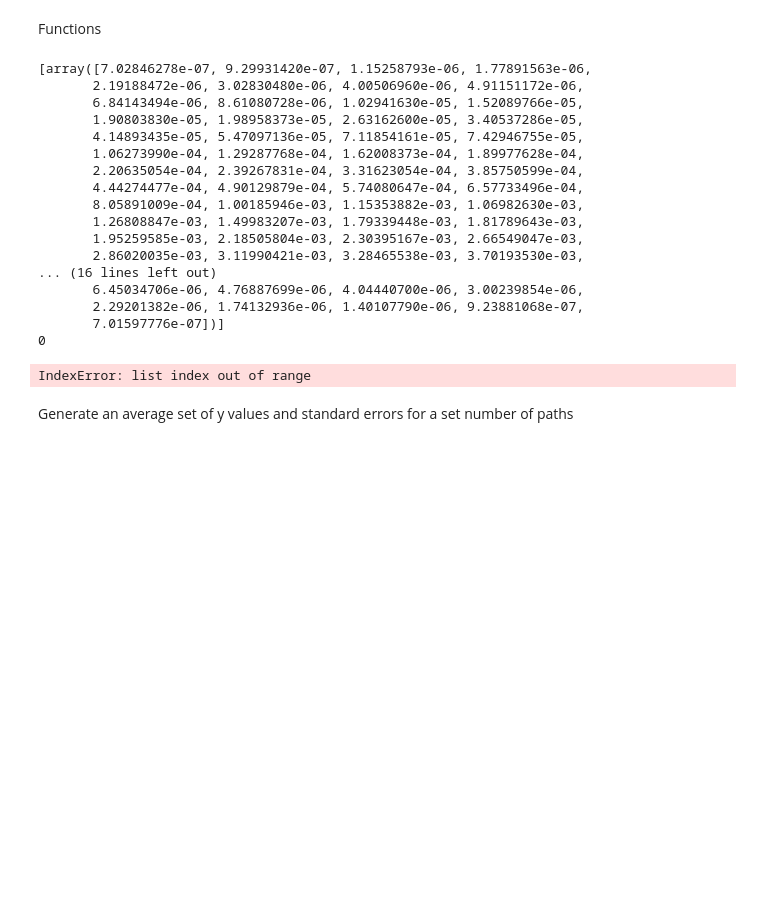
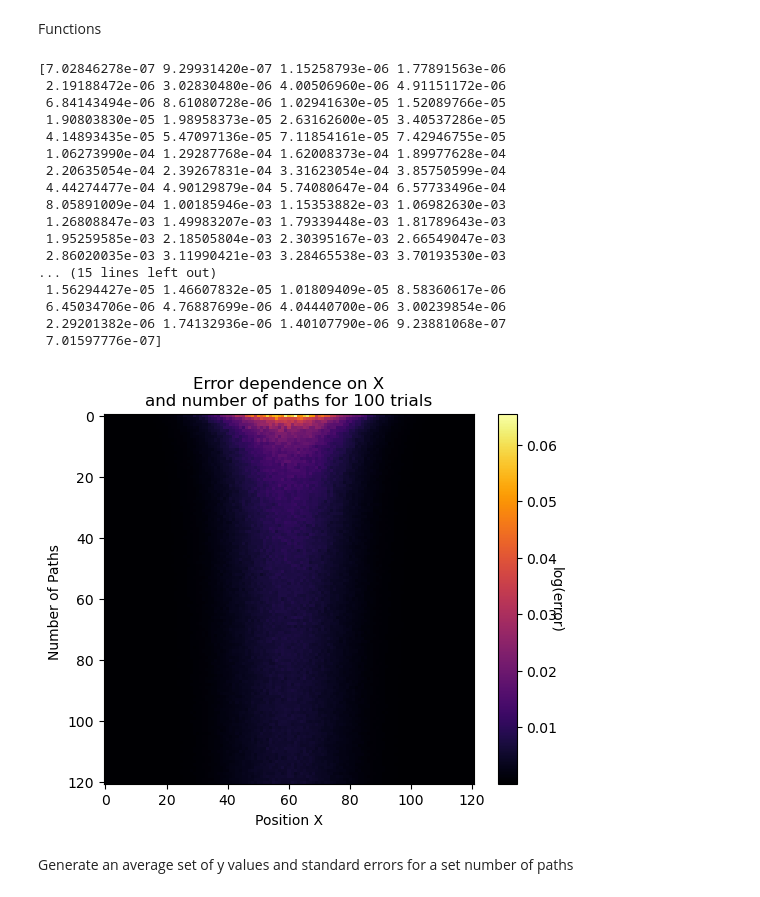
Before and after one commit to Wildeofthewest1/ProjectRepo, a Jupyter notebook: FeynmanPathIntegralJUPYTER.ipynb, the cells around one changed output. Saved outputs shown, nothing was run; the diff lists cells and outputs as text; code cells hidden in the pictures; blank space fills up the shorter version.

```diff
--- a/FeynmanPathIntegralJUPYTER.ipynb
+++ b/FeynmanPathIntegralJUPYTER.ipynb
@@ -153,6 +153,6 @@ def path_error_analysis(paths_list, num_trials, Psi_func):
         errors.append(std_dev/np.sqrt(num_trials))
     return errors
 # %%
-paths_list = [121]#np.arange(121,121+1,1)  # Number of paths to test
+paths_list = np.arange(1,121+1,1)#np.arange(121,121+1,1)  # Number of paths to test
 num_trials = 100                  # Number of trials for averaging
-errors = path_error_analysis(paths_list, num_trials, Psi)
+#errors = path_error_analysis(paths_list, num_trials, Psi)
@@ -7391,7 +3791,8 @@ values = ([8.63652542e-06, 9.96603027e-06, 1.37212462e-05, 1.73234191e-05,
 # %%
-print(repr(errors))
+errors = np.array(values)
+print(errors[120])
 
-paths_list = np.arange(1,121+1,1)
+"""
 
 aa = np.zeros(shape = (len(paths_list),len(xs)))
 bb = np.zeros(shape = (len(paths_list),len(xs)))
@@ -7399,67 +3800,67 @@ bb = np.zeros(shape = (len(paths_list),len(xs)))
 for paths_index in range(len(paths_list)):
     aa[paths_index] = errors[paths_index] #gives 2d array containing errors at all x values for different numbers of paths
     bb[paths_index] = paths_list
-    print(paths_index)
+    #print(paths_index)
 
 log_errors = np.log(aa)
 log_paths = np.log(bb)
 
-print(len(log_errors[0]),len(log_paths[0]))
+fits = np.array((len(paths_list),2))
+for i in range(len(paths_list)):
+    fits[i] = (np.polyfit(log_paths[i], log_errors[i], 1))
 
-fits = []
-for i in range(len(paths_list)):
-    fits.append(np.polyfit(log_paths[i], log_errors[i], 1))
+print(fits)
 
-print(fits[:,0])
-
-Cs = np.exp(fits[:,1])
-As = fits[:,0] # Should average to be approximately -0.5
+#Cs = np.exp(fits[:,1])
+#As = fits[:,0] # Should average to be approximately -0.5
 
 print(repr(Cs))
 print(repr(As))
 
 
 
 plt.figure()
 plt.loglog(paths_list, aa[0], 'o-', label='Measured Errors')
 plt.loglog(paths_list, Cs[0] * np.array(paths_list)**fits[0][0], '--', label=f'Fit: Error ~ Paths^{fits[0][0]:.2f}')
 plt.xlabel('Number of Paths')
 plt.ylabel('Error')
 plt.legend()
 plt.title('Error Scaling with Number of Paths')
 plt.show()
 
+"""
+
 def heatmap2d(arr):
     plt.imshow(arr, cmap='inferno')
     cbar = plt.colorbar()
     cbar.set_label("log(error)",rotation = 270)
 
     #plt.yscale("log")
     plt.title("Error dependence on X\nand number of paths for {} trials".format(num_trials))
     plt.xlabel("Position X")
     plt.ylabel("Number of Paths ")
     plt.show()
 
 heatmap2d(values)
 # %% [output]
-[array([7.02846278e-07, 9.29931420e-07, 1.15258793e-06, 1.77891563e-06,
-       2.19188472e-06, 3.02830480e-06, 4.00506960e-06, 4.91151172e-06,
-       6.84143494e-06, 8.61080728e-06, 1.02941630e-05, 1.52089766e-05,
-       1.90803830e-05, 1.98958373e-05, 2.63162600e-05, 3.40537286e-05,
-       4.14893435e-05, 5.47097136e-05, 7.11854161e-05, 7.42946755e-05,
-       1.06273990e-04, 1.29287768e-04, 1.62008373e-04, 1.89977628e-04,
-       2.20635054e-04, 2.39267831e-04, 3.31623054e-04, 3.85750599e-04,
-       4.44274477e-04, 4.90129879e-04, 5.74080647e-04, 6.57733496e-04,
-       8.05891009e-04, 1.00185946e-03, 1.15353882e-03, 1.06982630e-03,
-       1.26808847e-03, 1.49983207e-03, 1.79339448e-03, 1.81789643e-03,
-       1.95259585e-03, 2.18505804e-03, 2.30395167e-03, 2.66549047e-03,
-       2.86020035e-03, 3.11990421e-03, 3.28465538e-03, 3.70193530e-03,
-... (16 lines left out)
-       6.45034706e-06, 4.76887699e-06, 4.04440700e-06, 3.00239854e-06,
-       2.29201382e-06, 1.74132936e-06, 1.40107790e-06, 9.23881068e-07,
-       7.01597776e-07])]
-0
+[7.02846278e-07 9.29931420e-07 1.15258793e-06 1.77891563e-06
+ 2.19188472e-06 3.02830480e-06 4.00506960e-06 4.91151172e-06
+ 6.84143494e-06 8.61080728e-06 1.02941630e-05 1.52089766e-05
+ 1.90803830e-05 1.98958373e-05 2.63162600e-05 3.40537286e-05
+ 4.14893435e-05 5.47097136e-05 7.11854161e-05 7.42946755e-05
+ 1.06273990e-04 1.29287768e-04 1.62008373e-04 1.89977628e-04
+ 2.20635054e-04 2.39267831e-04 3.31623054e-04 3.85750599e-04
+ 4.44274477e-04 4.90129879e-04 5.74080647e-04 6.57733496e-04
+ 8.05891009e-04 1.00185946e-03 1.15353882e-03 1.06982630e-03
+ 1.26808847e-03 1.49983207e-03 1.79339448e-03 1.81789643e-03
+ 1.95259585e-03 2.18505804e-03 2.30395167e-03 2.66549047e-03
+ 2.86020035e-03 3.11990421e-03 3.28465538e-03 3.70193530e-03
+... (15 lines left out)
+ 1.56294427e-05 1.46607832e-05 1.01809409e-05 8.58360617e-06
+ 6.45034706e-06 4.76887699e-06 4.04440700e-06 3.00239854e-06
+ 2.29201382e-06 1.74132936e-06 1.40107790e-06 9.23881068e-07
+ 7.01597776e-07]
-IndexError: list index out of range
+[figure, added]
 # %% [markdown]
 Generate an average set of y values and standard errors for a set number of paths
 # %%
```
Also changed, not shown: parts of 2 cells of this notebook.
